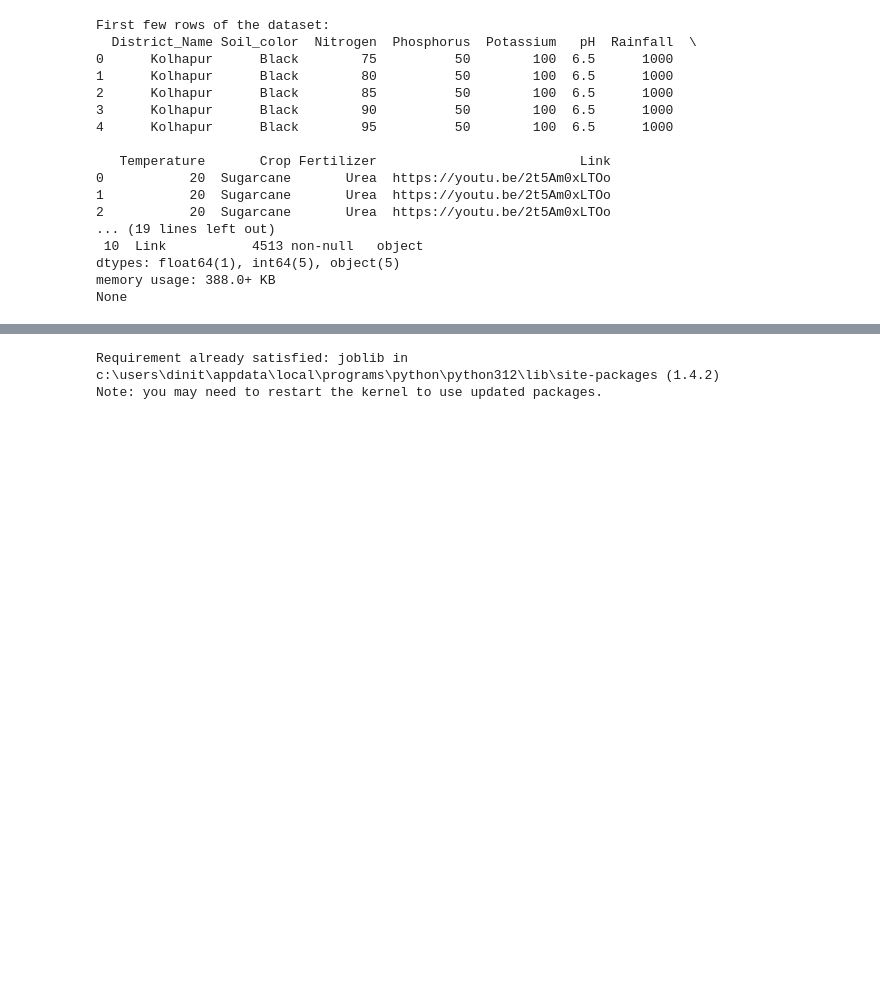
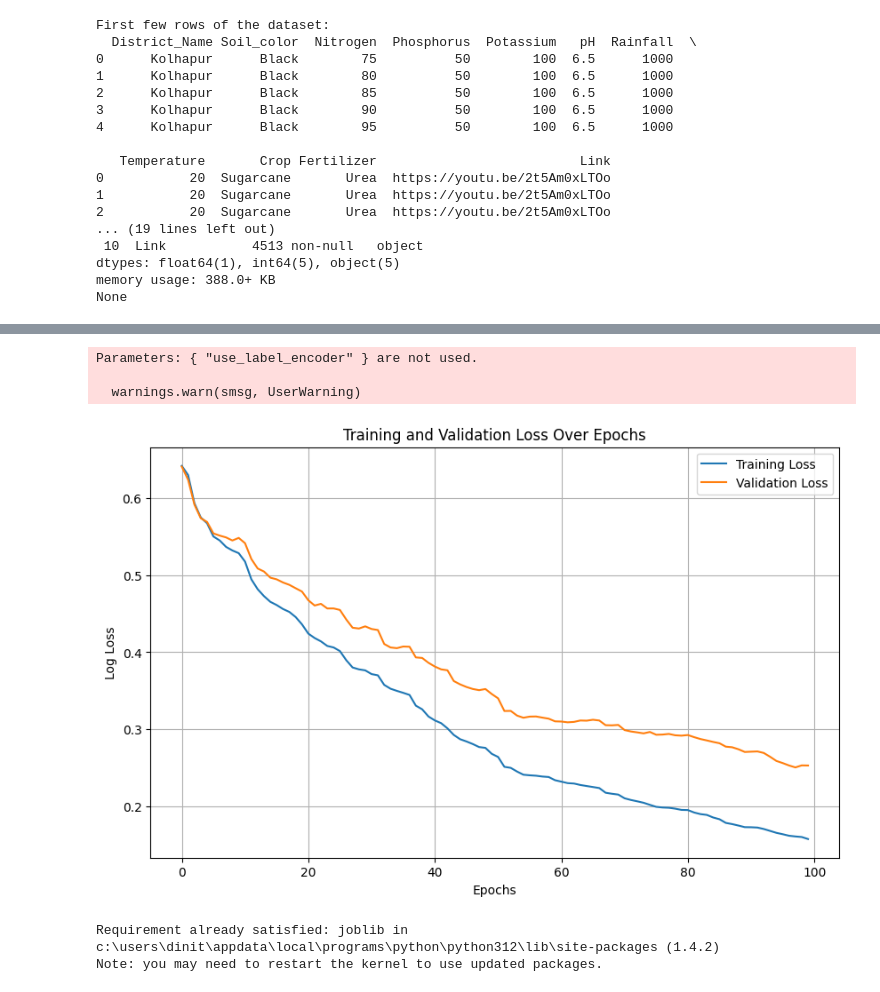
Before and after one commit to Dinithiii04/AgriLak, a Jupyter notebook: notebooks/fertilizer_Recommendation.ipynb, the cells around one changed output, grey strips where cells are left out. Cells and saved outputs as stored; diff of their text form; code cells hidden in the pictures; blank space fills up the shorter version.

Commit message:
finalize the model  and  change some folders into python packages

```diff
--- a/notebooks/fertilizer_Recommendation.ipynb
+++ b/notebooks/fertilizer_Recommendation.ipynb
@@ -398,15 +345,0 @@ Decision Tree Feature Importances:
-# %%
-# Regression Feature Contribution
-from sklearn.linear_model import LinearRegression
-
-# Create and fit the Linear Regression model
-reg = LinearRegression()
-reg.fit(X_train, y_train)
-
-# Coefficients from Regression
-coefficients = pd.DataFrame({
-    'Feature': X_train.columns,
-    'Coefficient': reg.coef_[0]
-}).sort_values(by='Coefficient', ascending=False)
-
-print("Regression Coefficients:\n", coefficients)
@@ -713,3 +383,40 @@ plt.show()
+# %%
+import matplotlib.pyplot as plt
+
+# Train XGBoost with eval_set to track training and validation metrics
+eval_set = [(X_train, y_train), (X_test, y_test)]
+xgb_model_with_eval = XGBClassifier(
+    learning_rate=0.1,
+    max_depth=4,
+    n_estimators=100,
+    subsample=0.8,
+    colsample_bytree=0.8,
+    random_state=42,
+    use_label_encoder=False,
+    eval_metric='logloss'
+)
+
+# Fit the model and track evaluation metrics
+xgb_model_with_eval.fit(X_train, y_train, eval_set=eval_set, verbose=False)
+
+# Retrieve evaluation results
+evals_result = xgb_model_with_eval.evals_result()
+
+# Plotting the training and validation loss over epochs
+plt.figure(figsize=(10, 6))
+plt.plot(evals_result['validation_0']['logloss'], label='Training Loss')
+plt.plot(evals_result['validation_1']['logloss'], label='Validation Loss')
+plt.xlabel('Epochs')
+plt.ylabel('Log Loss')
+plt.title('Training and Validation Loss Over Epochs')
+plt.legend()
+plt.grid(True)
+plt.show()
+# %% [output]
+Parameters: { "use_label_encoder" } are not used.
+
+  warnings.warn(smsg, UserWarning)
+[figure, added]
 # %%
 %pip install joblib
 # %% [output]
```
Also changed, not shown: parts of 44 cells of this notebook, 7 other files.
